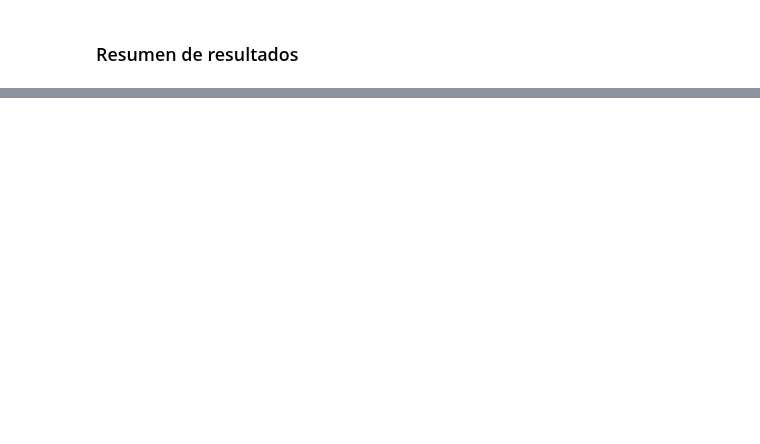
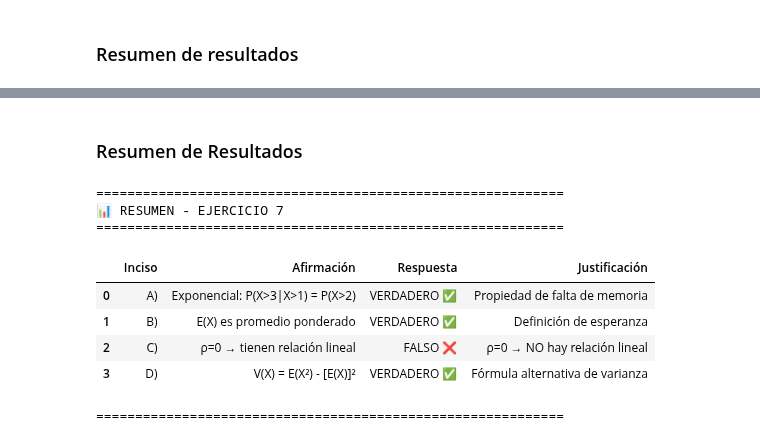
Before and after one commit to alexballera/estadisticas-tgad-fce, a Jupyter notebook: practicas/parciales/primero/ejercicios_adicionales.ipynb, the cells around one changed output, grey strips where cells are left out. Saved outputs shown, nothing was run; the diff lists cells and outputs as text; code cells hidden in the pictures; blank space fills up the shorter version.

```diff
--- a/practicas/parciales/primero/ejercicios_adicionales.ipynb
+++ b/practicas/parciales/primero/ejercicios_adicionales.ipynb
@@ -1419,0 +1821,41 @@ al 75.80% de los casos).
+# %% [markdown]
+### Resumen de Resultados
+# %%
+print("\n" + "="*60)
+print("📊 RESUMEN - EJERCICIO 7")
+print("="*60)
+
+resultados_ej7 = pd.DataFrame({
+    'Inciso': ['A)', 'B)', 'C)', 'D)'],
+    'Afirmación': [
+        'Exponencial: P(X>3|X>1) = P(X>2)',
+        'E(X) es promedio ponderado',
+        'ρ=0 → tienen relación lineal',
+        'V(X) = E(X²) - [E(X)]²'
+    ],
+    'Respuesta': [
+        'VERDADERO ✅',
+        'VERDADERO ✅',
+        'FALSO ❌',
+        'VERDADERO ✅'
+    ],
+    'Justificación': [
+        'Propiedad de falta de memoria',
+        'Definición de esperanza',
+        'ρ=0 → NO hay relación lineal',
+        'Fórmula alternativa de varianza'
+    ]
+})
+
+display(resultados_ej7)
+print("="*60)
+# %% [output]
+============================================================
+📊 RESUMEN - EJERCICIO 7
+============================================================
+|  | Inciso | Afirmación | Respuesta | Justificación |
+| 0 | A) | Exponencial: P(X>3|X>1) = P(X>2) | VERDADERO ✅ | Propiedad de falta de memoria |
+| 1 | B) | E(X) es promedio ponderado | VERDADERO ✅ | Definición de esperanza |
+| 2 | C) | ρ=0 → tienen relación lineal | FALSO ❌ | ρ=0 → NO hay relación lineal |
+| 3 | D) | V(X) = E(X²) - [E(X)]² | VERDADERO ✅ | Fórmula alternativa de varianza |
+============================================================
```
Also changed, not shown: parts of 23 cells of this notebook.
